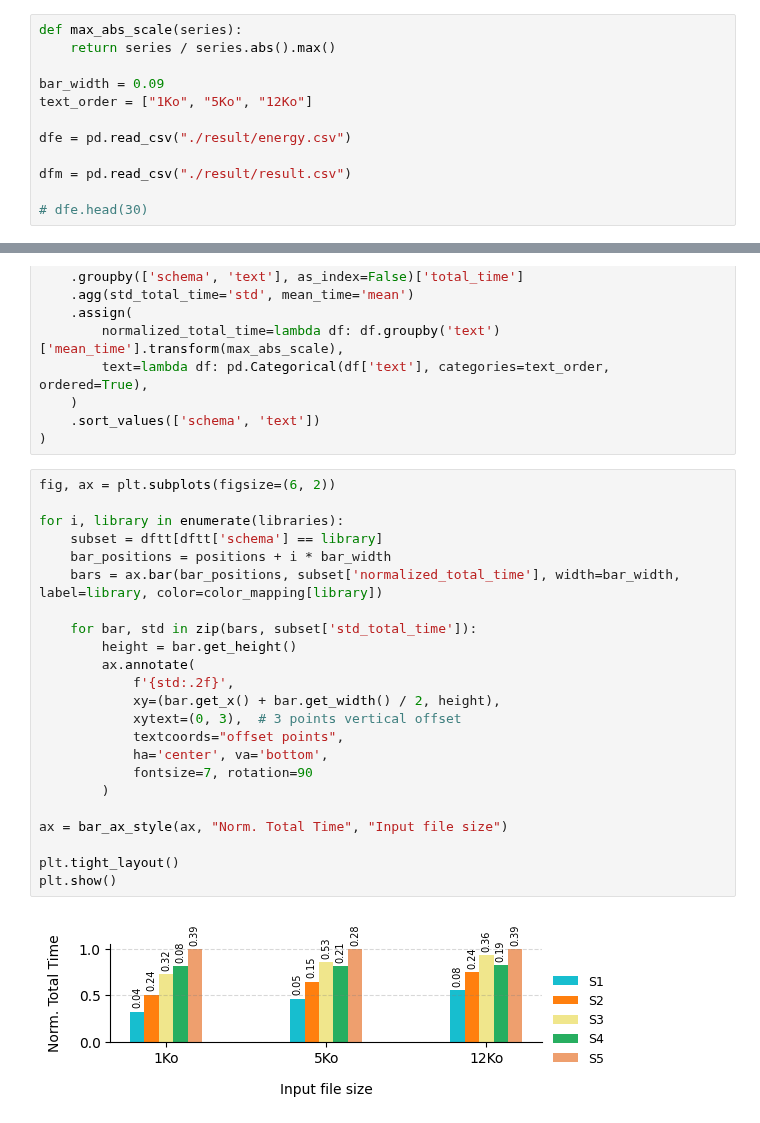
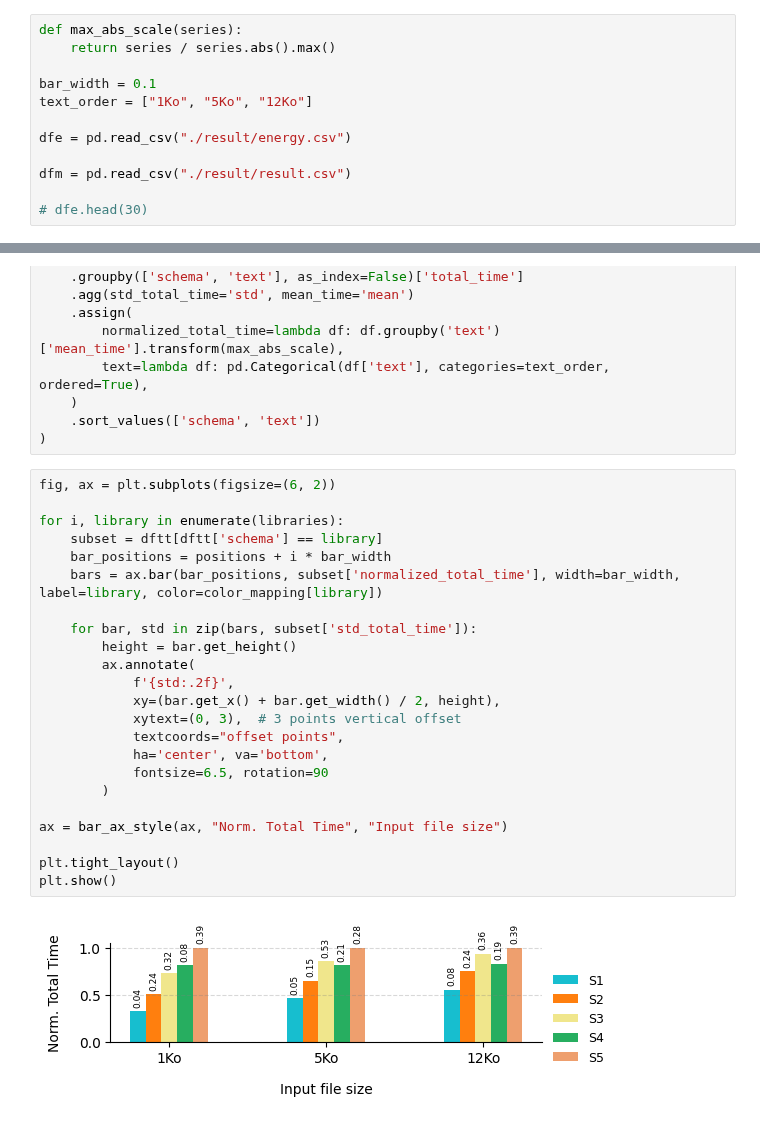
Before and after one commit to donaldonana/FaaS-Benchmark, a Jupyter notebook: text-to-speech/text-to-speech.ipynb, the cells around one changed output, grey strips where cells are left out. Saved outputs shown, nothing was run; the diff lists cells and outputs as text.

```diff
--- a/text-to-speech/text-to-speech.ipynb
+++ b/text-to-speech/text-to-speech.ipynb
@@ -6,7 +6,7 @@ import numpy as np # type: ignore
 def max_abs_scale(series):
     return series / series.abs().max()
 
-bar_width = 0.09
+bar_width = 0.1
 text_order = ["1Ko", "5Ko", "12Ko"]
 
 dfe = pd.read_csv("./result/energy.csv")
@@ -149,28 +149,28 @@ dftt = (
 # %%
 fig, ax = plt.subplots(figsize=(6, 2))
 
 for i, library in enumerate(libraries):
     subset = dftt[dftt['schema'] == library]
     bar_positions = positions + i * bar_width
     bars = ax.bar(bar_positions, subset['normalized_total_time'], width=bar_width, label=library, color=color_mapping[library])
 
     for bar, std in zip(bars, subset['std_total_time']):
         height = bar.get_height()
         ax.annotate(
             f'{std:.2f}',
             xy=(bar.get_x() + bar.get_width() / 2, height),
             xytext=(0, 3),  # 3 points vertical offset
             textcoords="offset points",
             ha='center', va='bottom',
-            fontsize=7, rotation=90
+            fontsize=6.5, rotation=90
         )
 
 ax = bar_ax_style(ax, "Norm. Total Time", "Input file size")
 
 plt.tight_layout()
 plt.show()
 # %% [output]
-[figure, old version]
+[figure, new version]
 # %%
 fig, ax = plt.subplots(figsize=(6, 2))
 
```
Also changed, not shown: parts of 2 cells of this notebook.
